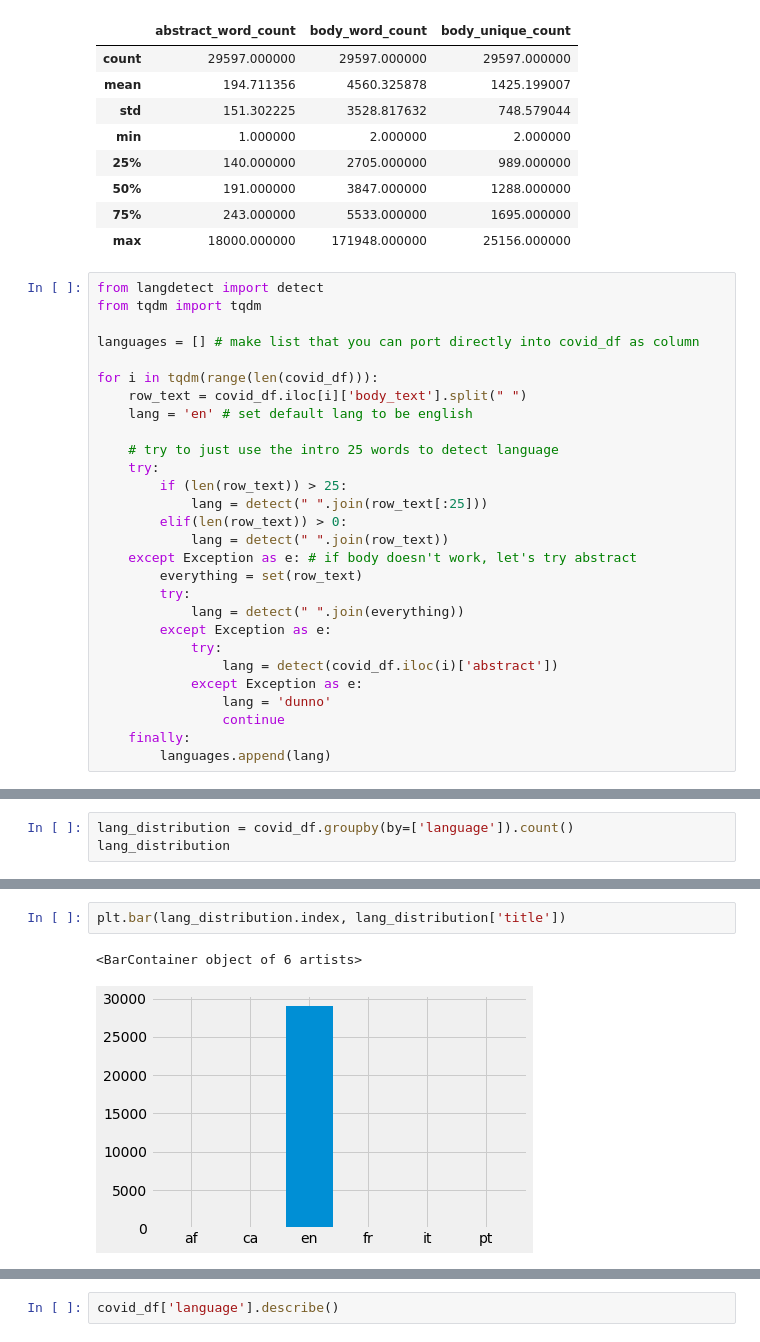
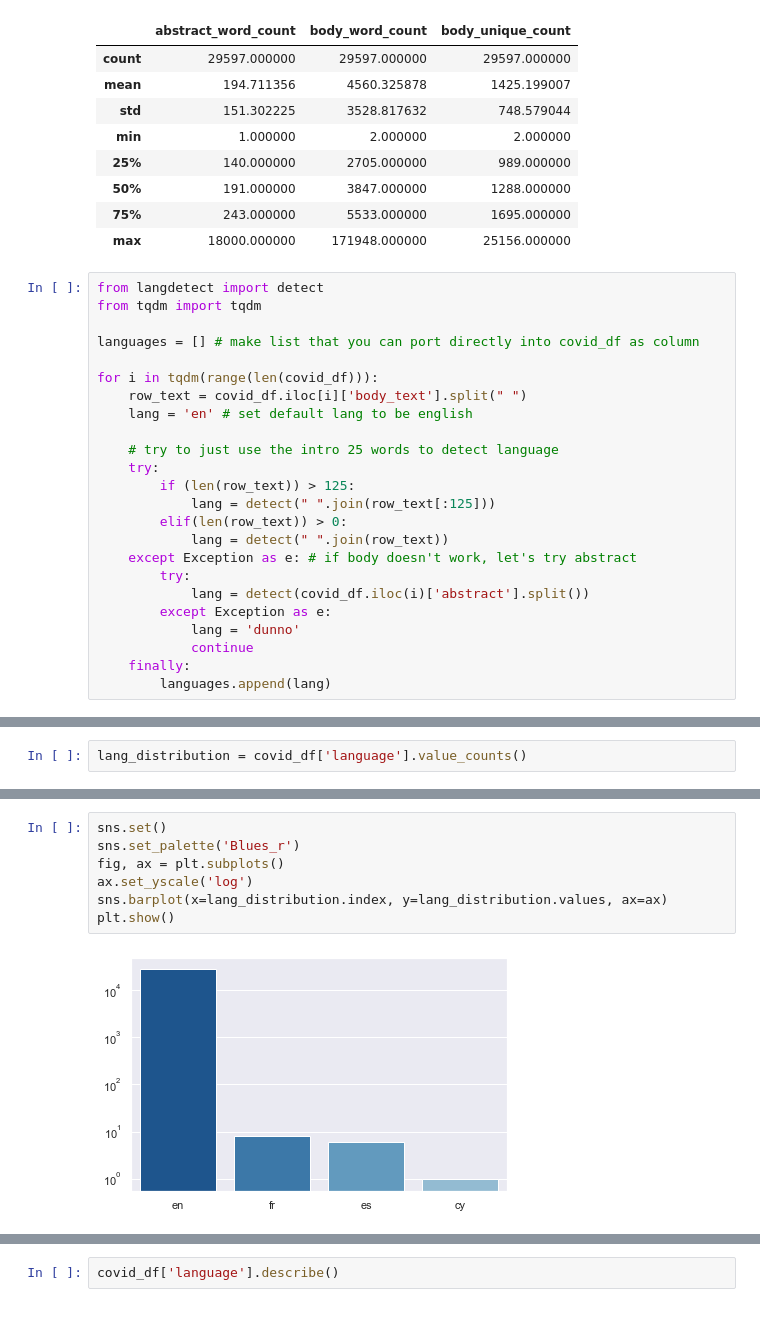
Before and after one commit to orangejuicetin/CIS545-Final-Project, a Jupyter notebook: justin_choi_cis545_final.ipynb, the cells around one changed output, grey strips where cells are left out. Drawn from its saved outputs; the diff is of its cells as text.

Commit message:
added plots and did more EDA, integrated seaborn over matplotlib for aesthetics

```diff
--- a/justin_choi_cis545_final.ipynb
+++ b/justin_choi_cis545_final.ipynb
@@ -216,20 +216,16 @@ for i in tqdm(range(len(covid_df))):
 
     # try to just use the intro 25 words to detect language
     try:
-        if (len(row_text)) > 25:
-            lang = detect(" ".join(row_text[:25]))
+        if (len(row_text)) > 125:
+            lang = detect(" ".join(row_text[:125]))
         elif(len(row_text)) > 0:
             lang = detect(" ".join(row_text))
     except Exception as e: # if body doesn't work, let's try abstract
-        everything = set(row_text)
         try:
-            lang = detect(" ".join(everything))
+            lang = detect(covid_df.iloc(i)['abstract'].split())
         except Exception as e:
-            try:
-                lang = detect(covid_df.iloc(i)['abstract'])
-            except Exception as e:
-                lang = 'dunno'
-                continue
+            lang = 'dunno'
+            continue
     finally:
         languages.append(lang)
 # %%
@@ -262,3 +273,2 @@ First, let's visualize the distribution of languages across our number of articl
 # %%
-lang_distribution = covid_df.groupby(by=['language']).count()
-lang_distribution
+lang_distribution = covid_df['language'].value_counts()
@@ -274,5 +275,9 @@ lang_distribution
-# %%
-plt.bar(lang_distribution.index, lang_distribution['title'])
-# %% [output]
-<BarContainer object of 6 artists>
-[figure, removed]
+# %%
+sns.set()
+sns.set_palette('Blues_r')
+fig, ax = plt.subplots()
+ax.set_yscale('log')
+sns.barplot(x=lang_distribution.index, y=lang_distribution.values, ax=ax)
+plt.show()
+# %% [output]
+[figure, added]
```
Also changed, not shown: parts of 15 cells of this notebook.
